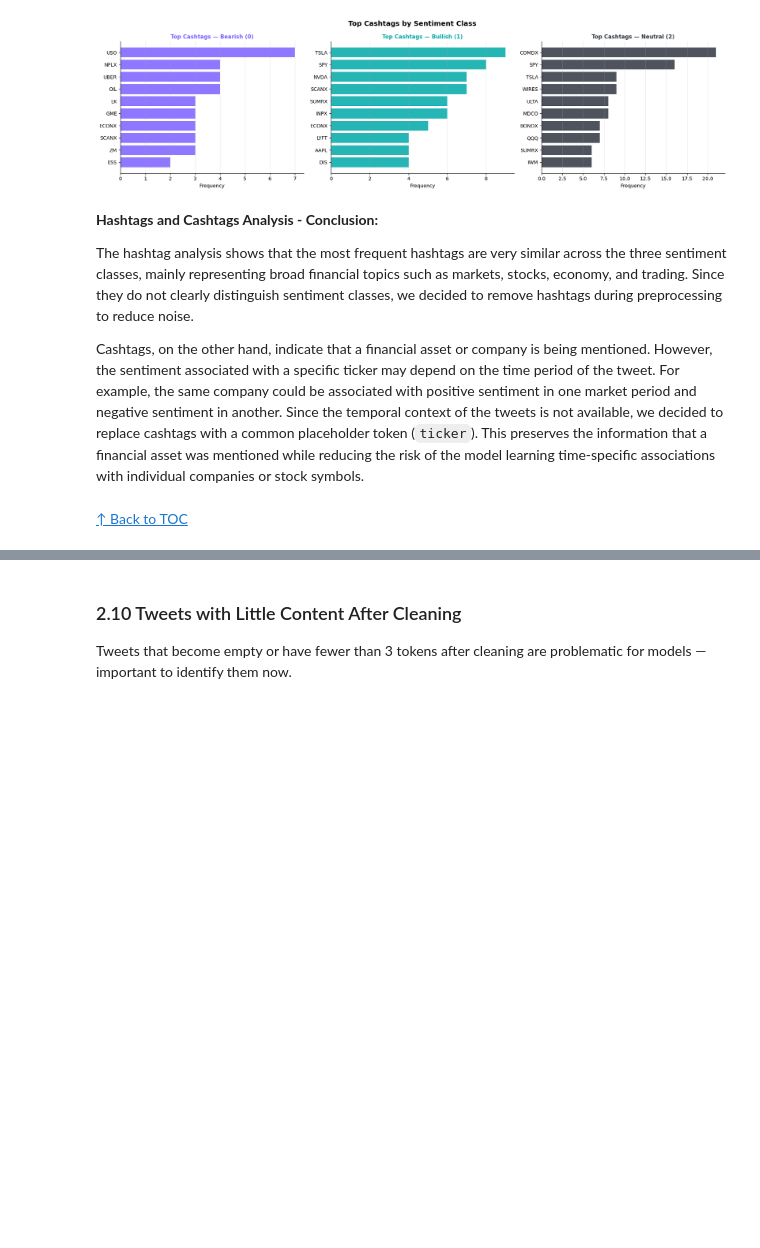
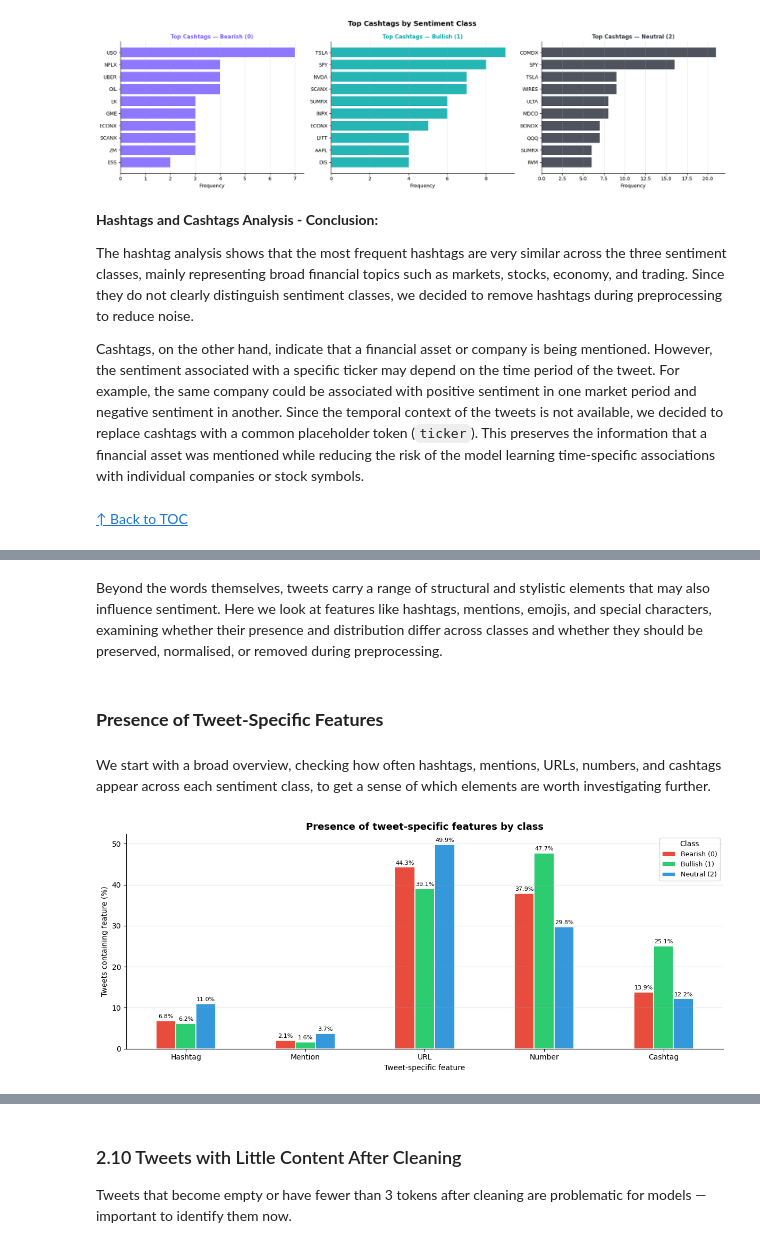
Before and after one commit to rodbarretoteixeira/Text_Mining, a Jupyter notebook: projeto/tm_tests_xx.ipynb, the cells around one changed output, grey strips where cells are left out. Saved outputs shown, nothing was run; the diff lists cells and outputs as text; code cells hidden in the pictures; blank space fills up the shorter version.

```diff
--- a/projeto/tm_tests_xx.ipynb
+++ b/projeto/tm_tests_xx.ipynb
@@ -1087,0 +858,78 @@ Cashtags, on the other hand, indicate that a financial asset or company is being
+# %% [markdown]
+Beyond the words themselves, tweets carry a range of structural and stylistic elements that may also influence sentiment. Here we look at features like hashtags, mentions, emojis, and special characters, examining whether their presence and distribution differ across classes and whether they should be preserved, normalised, or removed during preprocessing.
+# %% [markdown]
+### **Presence of Tweet-Specific Features**
+# %% [markdown]
+We start with a broad overview, checking how often hashtags, mentions, URLs, numbers, and cashtags appear across each sentiment class, to get a sense of which elements are worth investigating further.
+# %%
+# ── Tweet-specific features: hashtags, mentions, URLs, numbers, cashtags ──────
+
+# Count special elements in each tweet
+df["n_hashtags"] = df["text"].apply(lambda x: len(re.findall(r"#\w+", str(x))))
+df["n_mentions"] = df["text"].apply(lambda x: len(re.findall(r"@\w+", str(x))))
+df["n_urls"] = df["text"].apply(lambda x: len(re.findall(r"http\S+|www\S+", str(x))))
+df["n_numbers"] = df["text"].apply(lambda x: len(re.findall(r"\b\d+\.?\d*%?\b", str(x))))
+df["has_cashtag"] = df["text"].apply(lambda x: bool(re.search(r"\$[A-Za-z]{1,5}", str(x))))
+
+# Convert counts into binary presence indicators
+df["has_hashtag"] = df["n_hashtags"] > 0
+df["has_mention"] = df["n_mentions"] > 0
+df["has_url"] = df["n_urls"] > 0
+df["has_number"] = df["n_numbers"] > 0
+
+presence_features = [
+    "has_hashtag",
+    "has_mention",
+    "has_url",
+    "has_number",
+    "has_cashtag"
+]
+
+presence_labels = [
+    "Hashtag",
+    "Mention",
+    "URL",
+    "Number",
+    "Cashtag"
+]
+
+# Calculate percentage of tweets containing each feature by class
+presence_by_class = (
+    df.groupby("label")[presence_features]
+    .mean()
+    .T * 100
+)
+
+presence_by_class.columns = [CLASS_NAMES[i] for i in presence_by_class.columns]
+presence_by_class.index = presence_labels
+
+# Plot grouped bar chart
+ax = presence_by_class.plot(
+    kind="bar",
+    figsize=(12, 5),
+    color=[CLASS_COLORS[0], CLASS_COLORS[1], CLASS_COLORS[2]],
+    edgecolor="white",
+    linewidth=1.2
+)
+
+ax.set_title("Presence of tweet-specific features by class", fontsize=13, fontweight="bold")
+ax.set_xlabel("Tweet-specific feature")
+ax.set_ylabel("Tweets containing feature (%)")
+ax.set_xticklabels(presence_labels, rotation=0)
+ax.grid(axis="y", alpha=0.3)
+ax.spines[["top", "right"]].set_visible(False)
+ax.legend(title="Class", fontsize=9)
+
+# Add percentage labels
+for container in ax.containers:
+    ax.bar_label(
+        container,
+        fmt="%.1f%%",
+        fontsize=8,
+        padding=2
+    )
+
+plt.tight_layout()
+plt.show()
+# %% [output]
+[figure, added]
```
Also changed, not shown: parts of 109 cells of this notebook.
